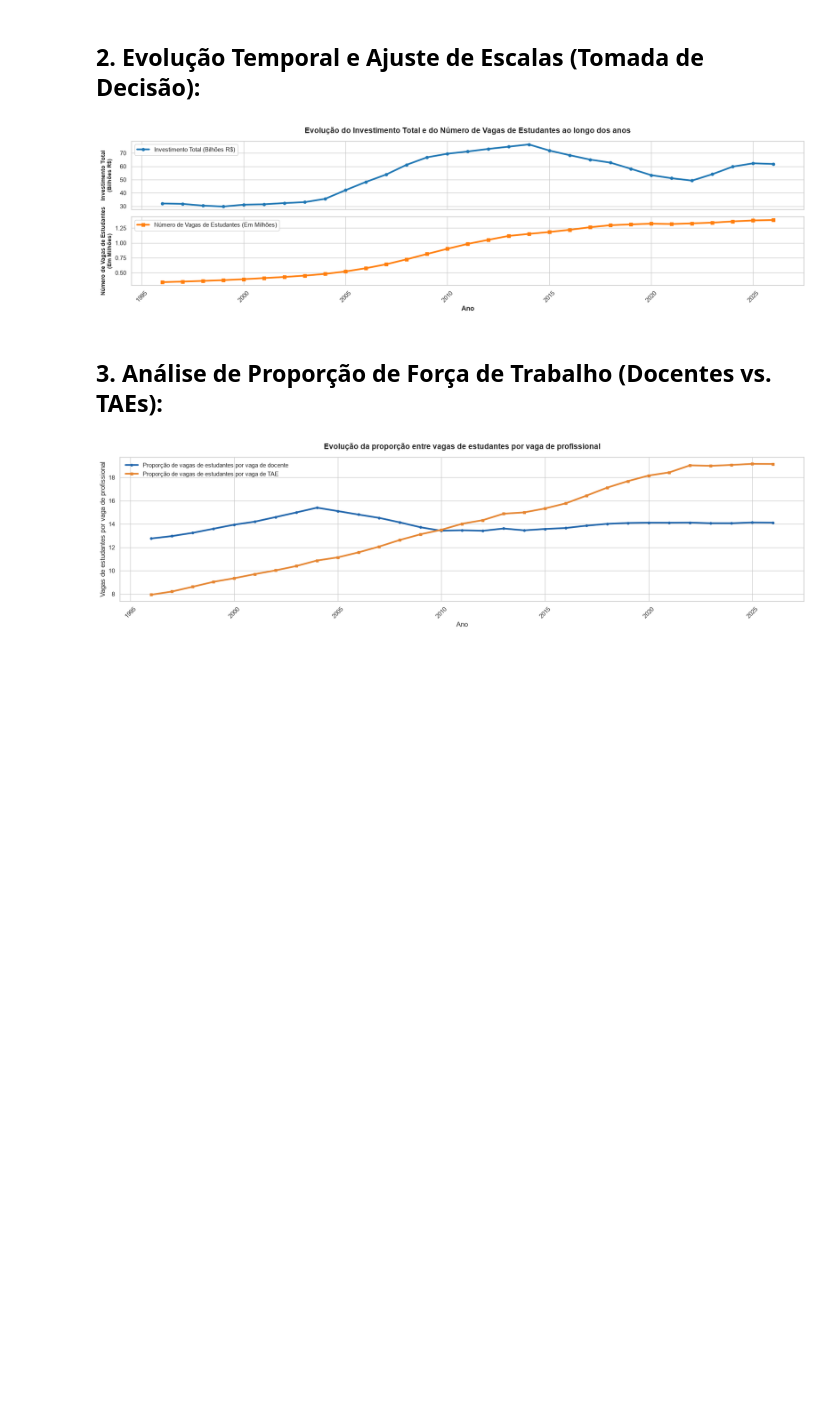
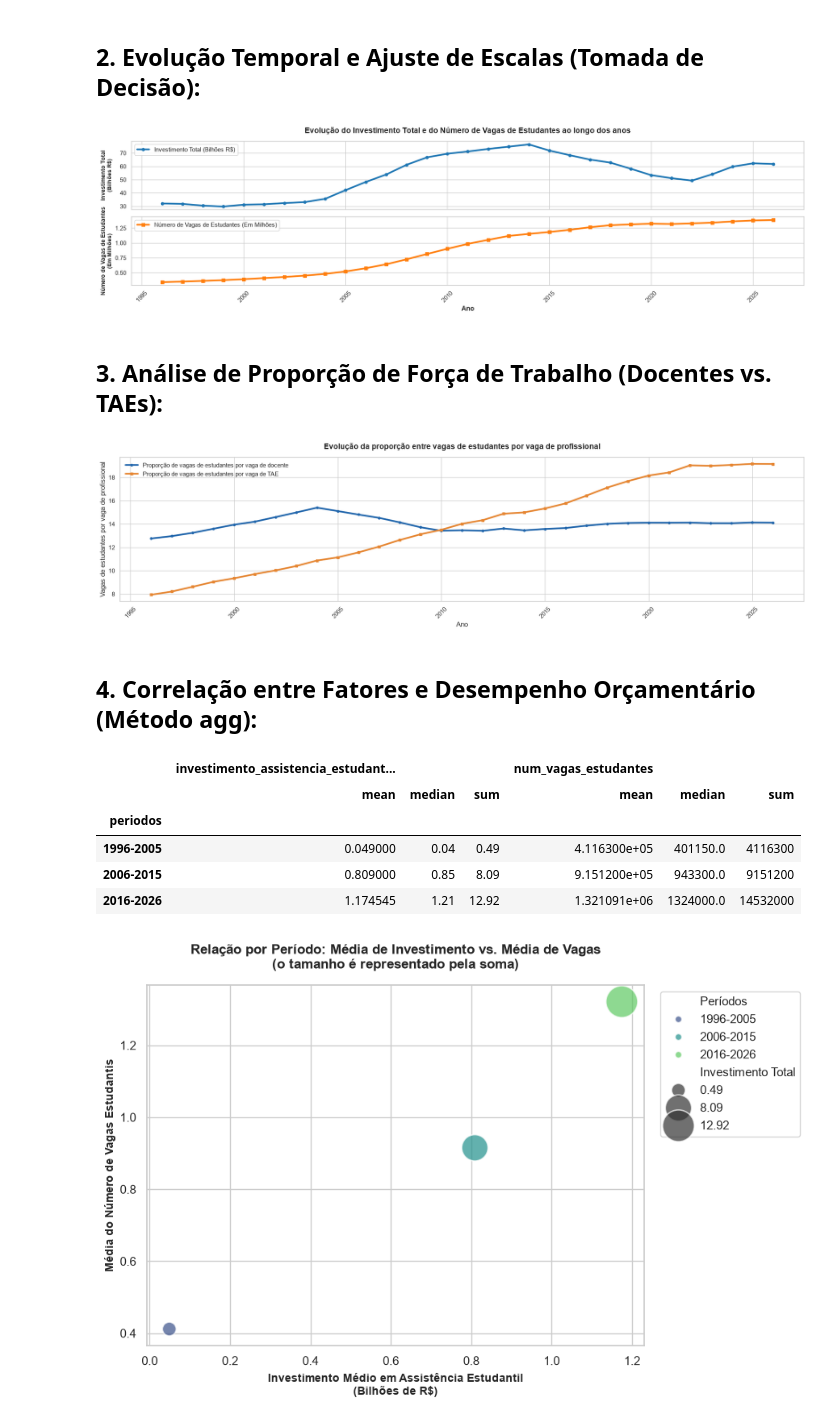
Before and after one commit to mathb366/Vizualizacao_dados, a Jupyter notebook: main.ipynb, the cells around one changed output. Saved outputs shown, nothing was run; the diff lists cells and outputs as text; code cells hidden in the pictures; blank space fills up the shorter version.

```diff
--- a/main.ipynb
+++ b/main.ipynb
@@ -100,3 +100,76 @@ plt.tight_layout()
 plt.show()
 # %% [output]
 [figure]
+# %% [markdown]
+## 4. Correlação entre Fatores e Desempenho Orçamentário (Método agg):
+# %%
+df_modified = df.copy()
+
+# Dividindo os anos em três períodos:
+df_modified['periodos'] = pd.cut(
+    df['ano'],
+    bins=[1995, 2005, 2015, 2026],
+    labels=['1996-2005', '2006-2015', '2016-2026']
+    )
+
+groups = df_modified.groupby('periodos', observed=True).agg({
+    'investimento_assistencia_estudantil_bilhoes_brl': [
+        'mean',
+        'median',
+        'sum'
+    ],
+    'num_vagas_estudantes': [
+        'mean',
+        'median',
+        'sum'
+    ]
+})
+
+display(groups)
+
+# Renomeando as colunas:
+groups.columns = ['investimento_media', 'investimento_mediana', 'investimento_total',
+                  'vagas_media', 'vagas_mediana', 'vagas_total']
+groups = groups.reset_index()
+
+groups['vagas_media_milhoes'] = groups['vagas_media'] / 1e6 # convertendo as vagas para milhões
+
+# Gráfico de Bolhas (Scatter Plot com 'size')
+plt.figure(figsize=(9, 6))
+
+ax = sns.scatterplot(
+    data=groups,
+    x='investimento_media',
+    y='vagas_media_milhoes',
+    size='investimento_total',
+    hue='periodos',
+    sizes=(150, 800),
+    alpha=0.7,
+    palette='viridis'
+)
+
+handles, labels = ax.get_legend_handles_labels()
+
+for i, label in enumerate(labels):
+    if label == 'periodos':
+        labels[i] = 'Períodos'
+    elif label == 'investimento_total':
+        labels[i] = 'Investimento Total'
+
+plt.title('Relação por Período: Média de Investimento vs. Média de Vagas\n(o tamanho é representado pela soma)', fontsize=12, fontweight='bold', pad=15)
+
+plt.xlabel('Investimento Médio em Assistência Estudantil\n(Bilhões de R$)', fontsize=10, fontweight='bold')
+plt.ylabel('Média do Número de Vagas Estudantis', fontsize=10, fontweight='bold')
+ax.legend(handles=handles, labels=labels, bbox_to_anchor=(1.02, 1), loc='upper left', frameon=True)
+
+plt.tight_layout()
+
+plt.show()
+# %% [output]
+|  | investimento_assistencia_estudant... |  |  | num_vagas_estudantes |  |  |
+|  | mean | median | sum | mean | median | sum |
+| periodos |  |  |  |  |  |  |
+| 1996-2005 | 0.049000 | 0.04 | 0.49 | 4.116300e+05 | 401150.0 | 4116300 |
+| 2006-2015 | 0.809000 | 0.85 | 8.09 | 9.151200e+05 | 943300.0 | 9151200 |
+| 2016-2026 | 1.174545 | 1.21 | 12.92 | 1.321091e+06 | 1324000.0 | 14532000 |
+[figure, added]
```
